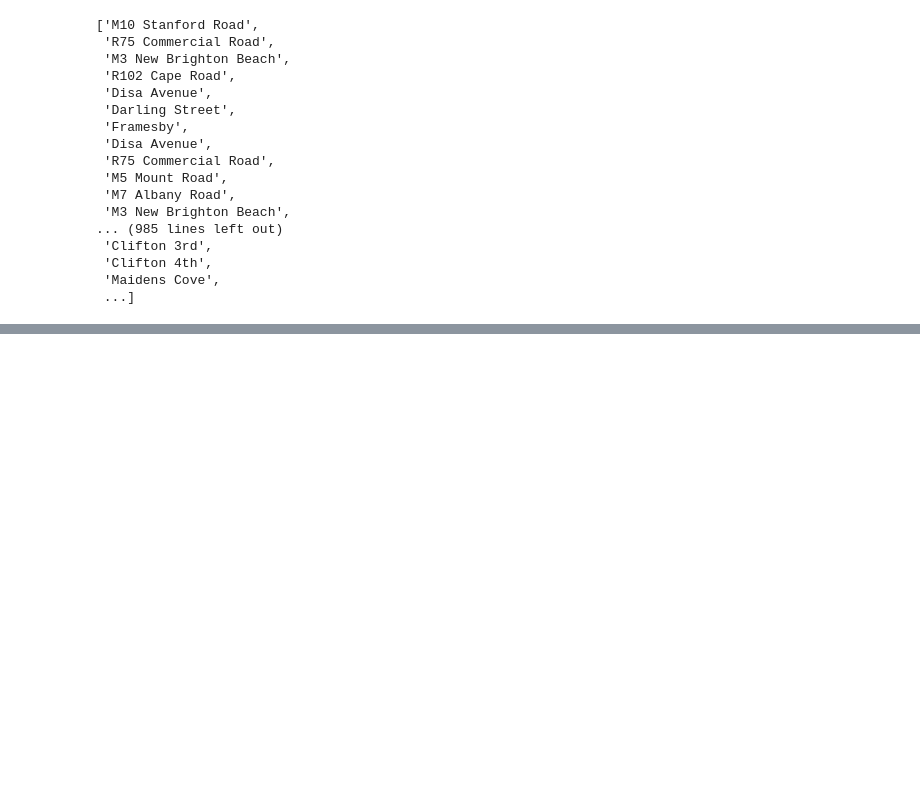
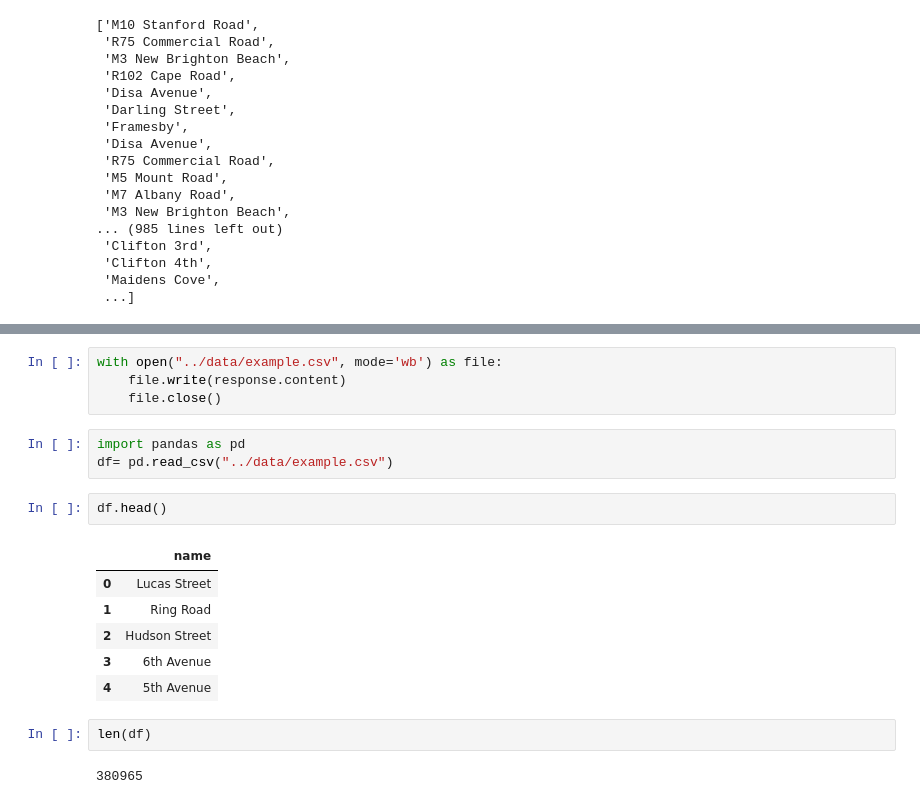
Before and after one commit to Emily-RoseSteyn/south-africa-street-history-mapping, a Jupyter notebook: notebooks/geofabrik-sandbox.ipynb, the cells around one changed output, grey strips where cells are left out. Saved outputs shown, nothing was run; the diff lists cells and outputs as text; blank space fills up the shorter version.

```diff
--- a/notebooks/geofabrik-sandbox.ipynb
+++ b/notebooks/geofabrik-sandbox.ipynb
@@ -162,0 +231,20 @@ h.streets
+# %%
+with open("../data/example.csv", mode='wb') as file:
+    file.write(response.content)
+    file.close()
+# %%
+import pandas as pd
+df= pd.read_csv("../data/example.csv")
+# %%
+df.head()
+# %% [output]
+|  | name |
+| 0 | Lucas Street |
+| 1 | Ring Road |
+| 2 | Hudson Street |
+| 3 | 6th Avenue |
+| 4 | 5th Avenue |
+# %%
+len(df)
+# %% [output]
+380965
```
Also changed, not shown: parts of 9 cells of this notebook, 2 other files.
